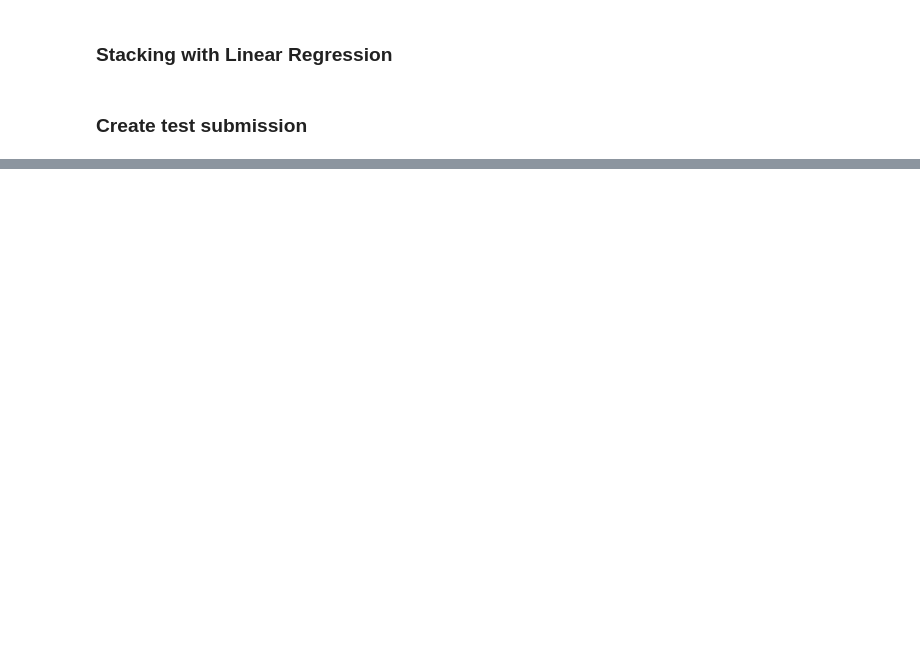
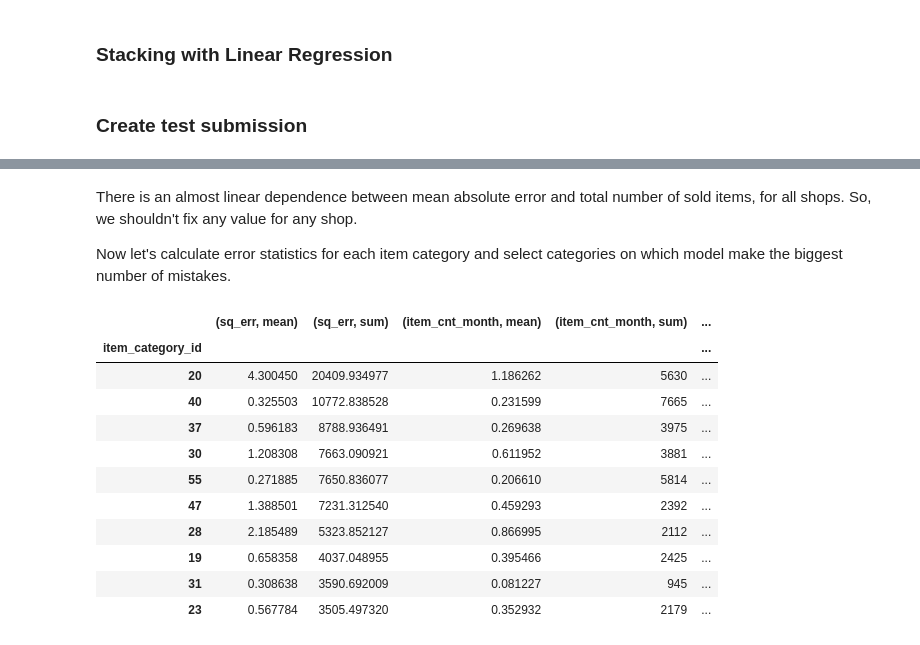
Before and after one commit to beatwad/predict_future_sales, a Jupyter notebook: top-1-predict-future-sales-features-lightgbm_old.ipynb, the cells around one changed output, grey strips where cells are left out. Saved outputs shown, nothing was run; the diff lists cells and outputs as text; code cells hidden in the pictures; blank space fills up the shorter version.

```diff
--- a/top-1-predict-future-sales-features-lightgbm_old.ipynb
+++ b/top-1-predict-future-sales-features-lightgbm_old.ipynb
@@ -1752,0 +1928,26 @@ submission.head(10)
+# %% [markdown]
+There is an almost linear dependence between mean absolute error and total number of sold items, for all shops. So, we shouldn't fix any value for any shop.
+
+Now let's calculate error statistics for each item category and select categories on which model make the biggest number of mistakes.
+# %%
+matrix_gr = matrix[matrix.date_block_num == 33].groupby('item_category_id').agg({'sq_err': ['mean', 'sum'],
+                                                                                'item_cnt_month': ['mean', 'sum'],
+                                                                                'item_cnt_month_preds': ['mean', 'sum']})
+matrix_gr['sq_err_mean/item_cnt_month_sum'] = matrix_gr[('sq_err', 'mean')]/matrix_gr[('item_cnt_month', 'sum')]
+matrix_gr['mean_diff'] = np.abs(matrix_gr[('item_cnt_month', 'mean')] - matrix_gr[('item_cnt_month_preds', 'mean')])
+matrix_gr = matrix_gr.join(item_categories[['item_category_name']], on='item_category_id')
+matrix_gr = matrix_gr[matrix_gr[('item_cnt_month', 'sum')] > 500]
+matrix_gr.sort_values(('sq_err', 'sum'), ascending=False).head(10)
+# %% [output]
+|  | (sq_err, mean) | (sq_err, sum) | (item_cnt_month, mean) | (item_cnt_month, sum) | ... |
+| item_category_id |  |  |  |  | ... |
+| 20 | 4.300450 | 20409.934977 | 1.186262 | 5630 | ... |
+| 40 | 0.325503 | 10772.838528 | 0.231599 | 7665 | ... |
+| 37 | 0.596183 | 8788.936491 | 0.269638 | 3975 | ... |
+| 30 | 1.208308 | 7663.090921 | 0.611952 | 3881 | ... |
+| 55 | 0.271885 | 7650.836077 | 0.206610 | 5814 | ... |
+| 47 | 1.388501 | 7231.312540 | 0.459293 | 2392 | ... |
+| 28 | 2.185489 | 5323.852127 | 0.866995 | 2112 | ... |
+| 19 | 0.658358 | 4037.048955 | 0.395466 | 2425 | ... |
+| 31 | 0.308638 | 3590.692009 | 0.081227 | 945 | ... |
+| 23 | 0.567784 | 3505.497320 | 0.352932 | 2179 | ... |
```
Also changed, not shown: parts of 26 cells of this notebook, 3 other files.
